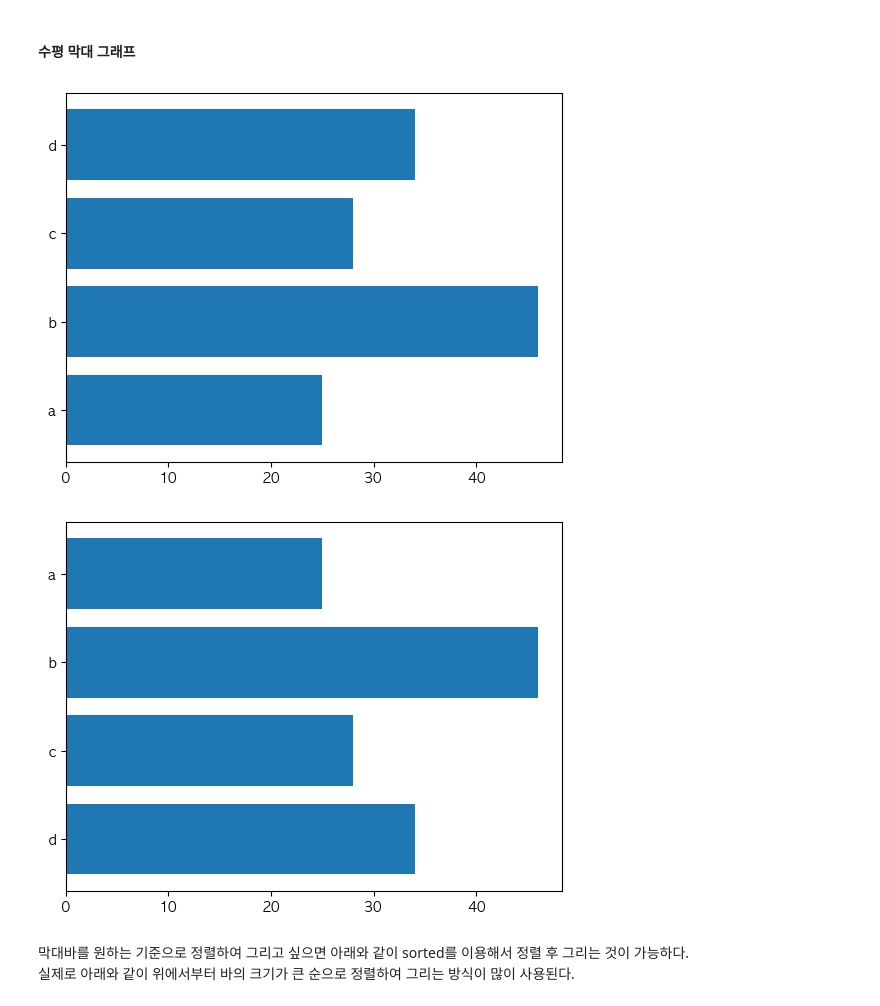
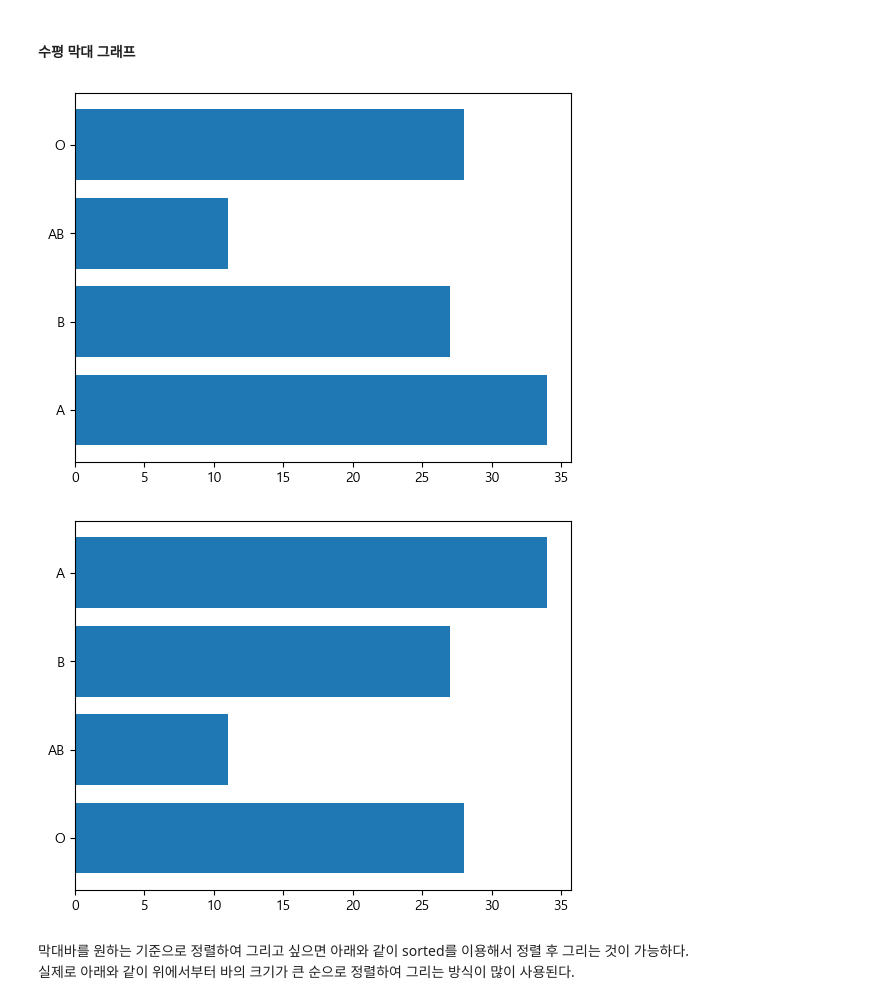
Before and after one commit to supark1227/DataAnalysis, a Jupyter notebook: 04_Pyplot.ipynb, the cells around one changed output. Cells and saved outputs as stored; diff of their text form; code cells hidden in the pictures.

```diff
--- a/04_Pyplot.ipynb
+++ b/04_Pyplot.ipynb
@@ -153,21 +153,21 @@ plt.show()
 #### 수평 막대 그래프
 # %%
 # 수평 막대 그래프도 많이 사용된다.
-names = ['a', 'b', 'c', 'd']
-weights = [25, 46, 28, 34]
+blood_type = ['A', 'B', 'AB', 'O']
+counts = [34, 27, 11, 28]
 
-plt.barh(names, weights)
+plt.barh(blood_type, counts)
 plt.show()
 # %% [output]
-[figure, old version]
+[figure, new version]
 # %%
 # 기본적으로 각 막대는 원점에서부터 순서대로 그려진다.
 # 따라서 현재 상태로 그리면 위에서부터 역순으로 그려진 것처럼 보인다.
 #아래와 같이 names와 weights를 역순으로 바꿔서 그리면 위에서부터 순서대로 그릴 수 있다.
-plt.barh(names[::-1], weights[::-1])
+plt.barh(blood_type[::-1], counts[::-1])
 plt.show()
 # %% [output]
-[figure, old version]
+[figure, new version]
 # %% [markdown]
 막대바를 원하는 기준으로 정렬하여 그리고 싶으면 아래와 같이 sorted를 이용해서 정렬 후 그리는 것이 가능하다.<br>
 실제로 아래와 같이 위에서부터 바의 크기가 큰 순으로 정렬하여 그리는 방식이 많이 사용된다.
```
Also changed, not shown: parts of 23 cells of this notebook, 7 other files.
